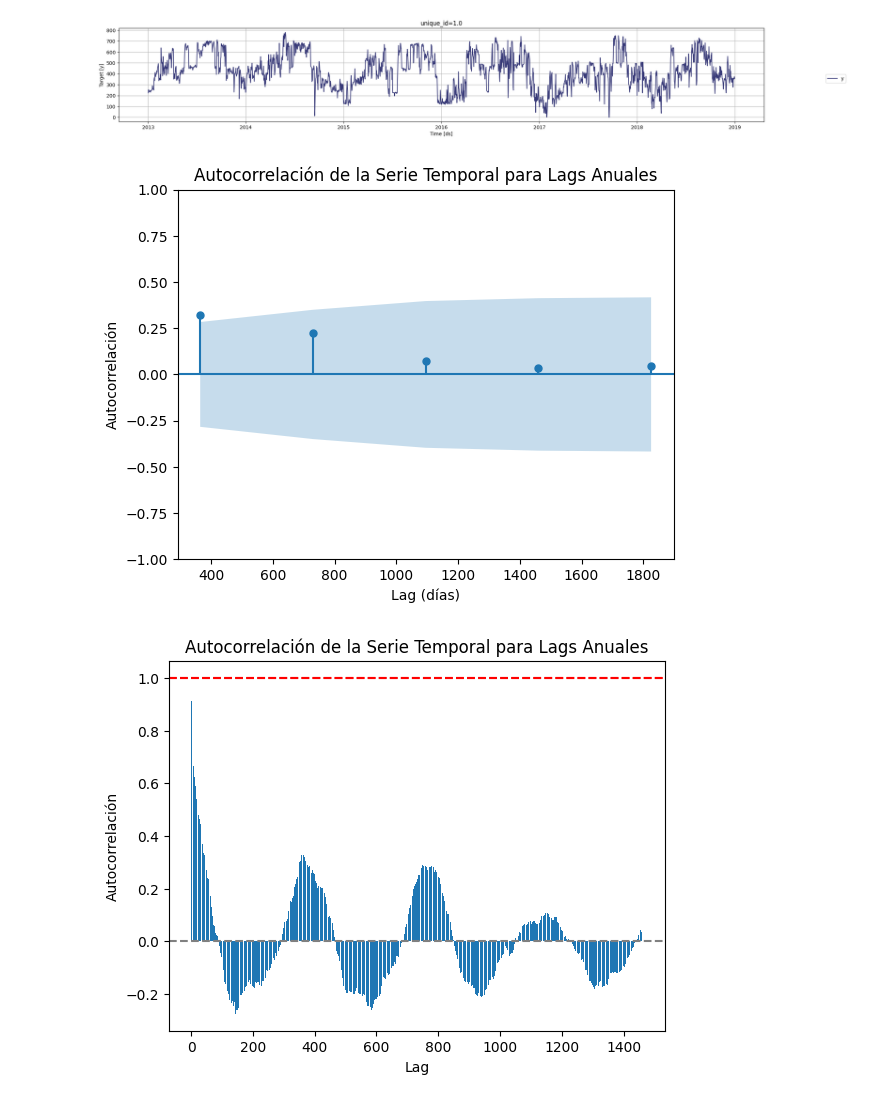
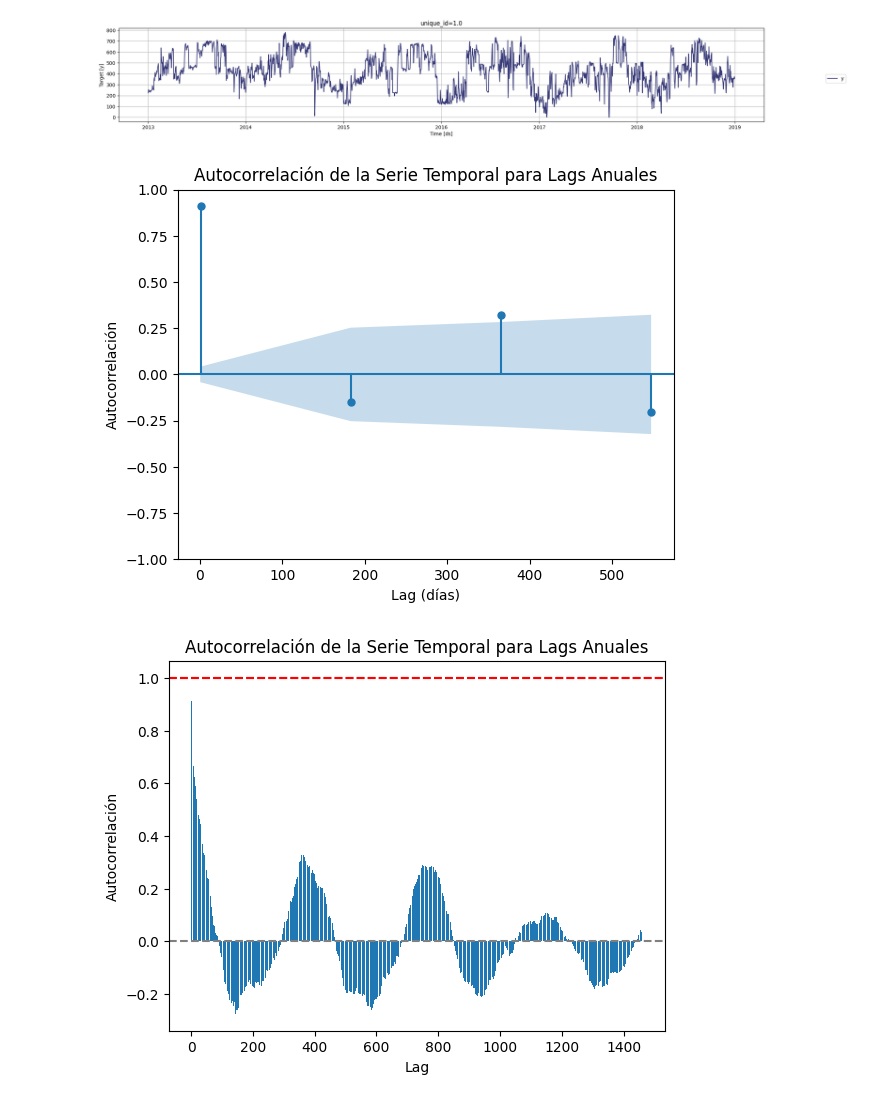
Before and after one commit to urieliram/forecast, a Jupyter notebook: multiple_series.ipynb, the cells around one changed output. Saved outputs shown, nothing was run; the diff lists cells and outputs as text; code cells hidden in the pictures.

```diff
--- a/multiple_series.ipynb
+++ b/multiple_series.ipynb
@@ -75,17 +75,17 @@ StatsForecast.plot(Y_df)
 # %%
 import pandas as pd
 import matplotlib.pyplot as plt
 from statsmodels.graphics.tsaplots import plot_acf
 
 # Calcular la autocorrelación de la serie temporal para lags múltiplos del período estacional (365 días)
-lags = range(365, 366*5, 365)  # Calcula la autocorrelación para lags de 365 días, 730 días, 1095 días, etc.
+lags = range(1, 182*4, 182)  # Calcula la autocorrelación para lags
 plot_acf(df.y, lags=lags)  # Especifica los lags a considerar
 plt.xlabel('Lag (días)')
 plt.ylabel('Autocorrelación')
 plt.title('Autocorrelación de la Serie Temporal para Lags Anuales')
 plt.show()
 # %% [output]
-[figure, old version]
+[figure, new version]
 # %%
 import pandas as pd
 import matplotlib.pyplot as plt
```
Also changed, not shown: parts of 2 cells of this notebook.
